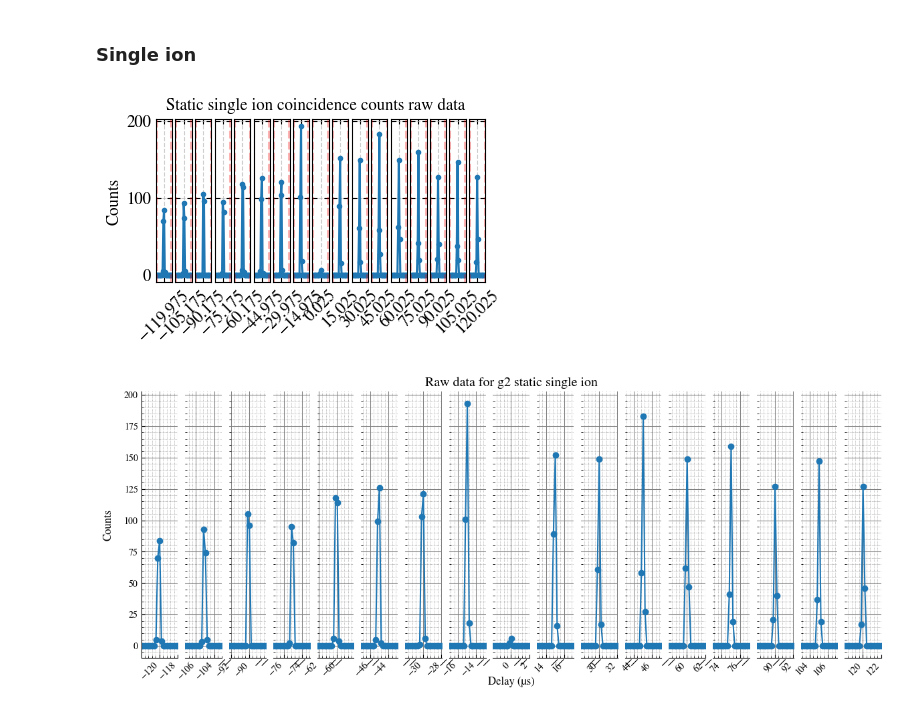
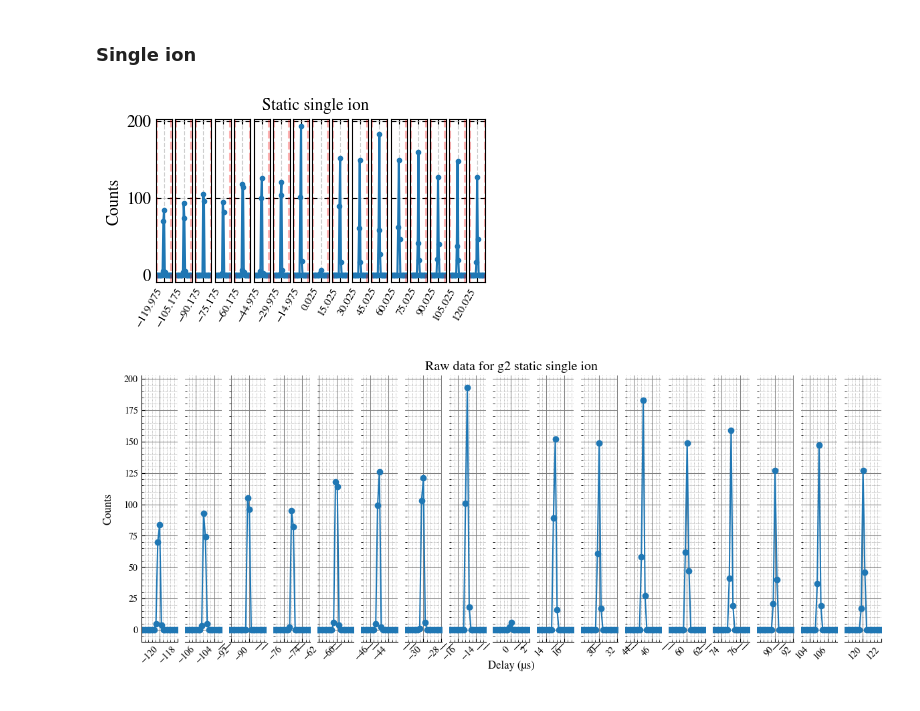
Before and after one commit to HaeffnerLab/Multiplexing, a Jupyter notebook: g2_data_processing/Static and shuttling g2 data processing clean.ipynb, the cells around one changed output. Drawn from its saved outputs; the diff is of its cells as text; code cells hidden in the pictures.

```diff
--- a/g2_data_processing/Static and shuttling g2 data processing clean.ipynb
+++ b/g2_data_processing/Static and shuttling g2 data processing clean.ipynb
@@ -44,6 +44,9 @@ if not np.isclose(native_step, target_step):
         final_result = final_result[:trimmed]
     index = index.reshape(-1, bin_factor).mean(axis=1)
     final_result = final_result.reshape(-1, bin_factor).sum(axis=1)
+
+# Prevent negative counts from appearing in plots
+final_result = np.clip(final_result, 0, None)
 
 
 # -------------------------------------------------
@@ -104,12 +107,14 @@ else:
         centre_tick = seg_x[len(seg_x) // 2]          # midpoint value
         ax.set_xticks([centre_tick])
         # If you prefer the first value instead, use: ax.set_xticks([seg_x[0]])
-        ax.tick_params(axis='x', rotation=45)
+        ax.tick_params(axis='x', labelrotation=60, labelsize=8, pad=2)
+        plt.setp(ax.get_xticklabels(), ha='right')
         # -------------------------------------------------------------
 
     axs[0].set_ylabel("Counts", fontsize=12)
-    fig.suptitle("Static 9 ions coincidence counts raw data", fontsize=12)
+    fig.suptitle("Fifth ion in a static nine-ion chain", fontsize=12)
 
     fig.tight_layout()
+    plt.savefig('/Users/bingran_you/Documents/GitHub_MacBook/Multiplexing/outputs/g2/Fifth ion in a static nine-ion chain.pdf', format='pdf', bbox_inches='tight')
     plt.show()
 # %% [output]
@@ -313,6 +318,9 @@ if not np.isclose(native_step, target_step):
     index = index.reshape(-1, bin_factor).mean(axis=1)
     final_result = final_result.reshape(-1, bin_factor).sum(axis=1)
 
+# Prevent negative counts from appearing in plots
+final_result = np.clip(final_result, 0, None)
+
 
 # -------------------------------------------------
 # 2)  Detect peaks
@@ -352,36 +360,38 @@ else:
     fig, axs = plt.subplots(
         1, n_segments,
         figsize=(8.5/2, 4.25/2),    # unchanged
         sharey=True
     )
     if n_segments == 1:             # make iterable if only one subplot
         axs = [axs]
 
     for ax, (start, end) in zip(axs, merged_segments):
         seg_x = index[start:end]
         seg_y = final_result[start:end]
 
         ax.plot(seg_x, seg_y, marker='.', linestyle='-')
         ax.grid(True, which='both', linestyle='--', alpha=0.6)
 
         # window edge markers
         ax.axvline(seg_x[0],  color='r', linestyle='--', alpha=0.3)
         ax.axvline(seg_x[-1], color='r', linestyle='--', alpha=0.3)
 
         # ----------  X–axis formatting (ONE label per panel) ----------
         centre_tick = seg_x[len(seg_x) // 2]          # midpoint value
         ax.set_xticks([centre_tick])
         # If you prefer the first value instead, use: ax.set_xticks([seg_x[0]])
-        ax.tick_params(axis='x', rotation=45)
+        ax.tick_params(axis='x', labelrotation=60, labelsize=8, pad=2)
+        plt.setp(ax.get_xticklabels(), ha='right')
         # -------------------------------------------------------------
 
     axs[0].set_ylabel("Counts", fontsize=12)
-    fig.suptitle("Static single ion coincidence counts raw data", fontsize=12)
+    fig.suptitle("Static single ion", fontsize=12)
 
     fig.tight_layout()
+    plt.savefig('/Users/bingran_you/Documents/GitHub_MacBook/Multiplexing/outputs/g2/Static single ion.pdf', format='pdf', bbox_inches='tight')
     plt.show()
 # %% [output]
-[figure, old version]
+[figure, new version]
 # %%
 import numpy as np
 import matplotlib.pyplot as plt
```
Also changed, not shown: parts of 2 cells of this notebook.
